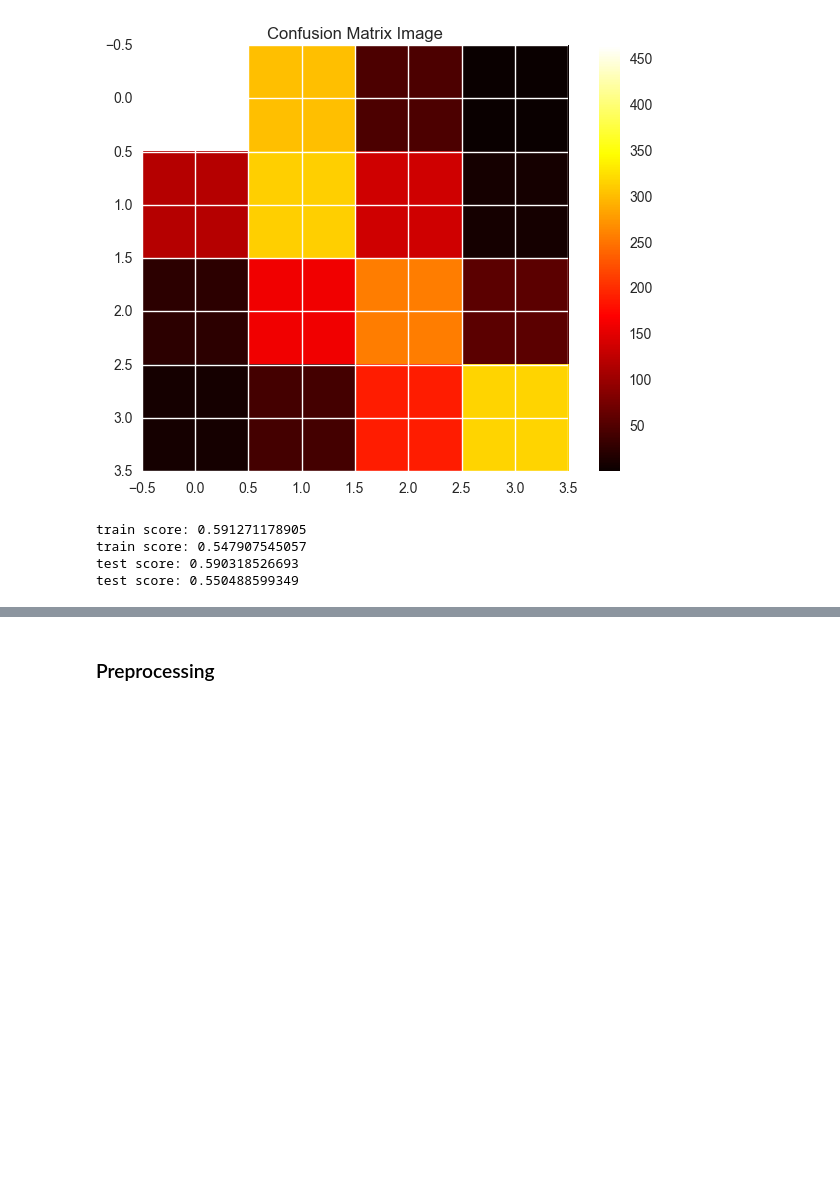
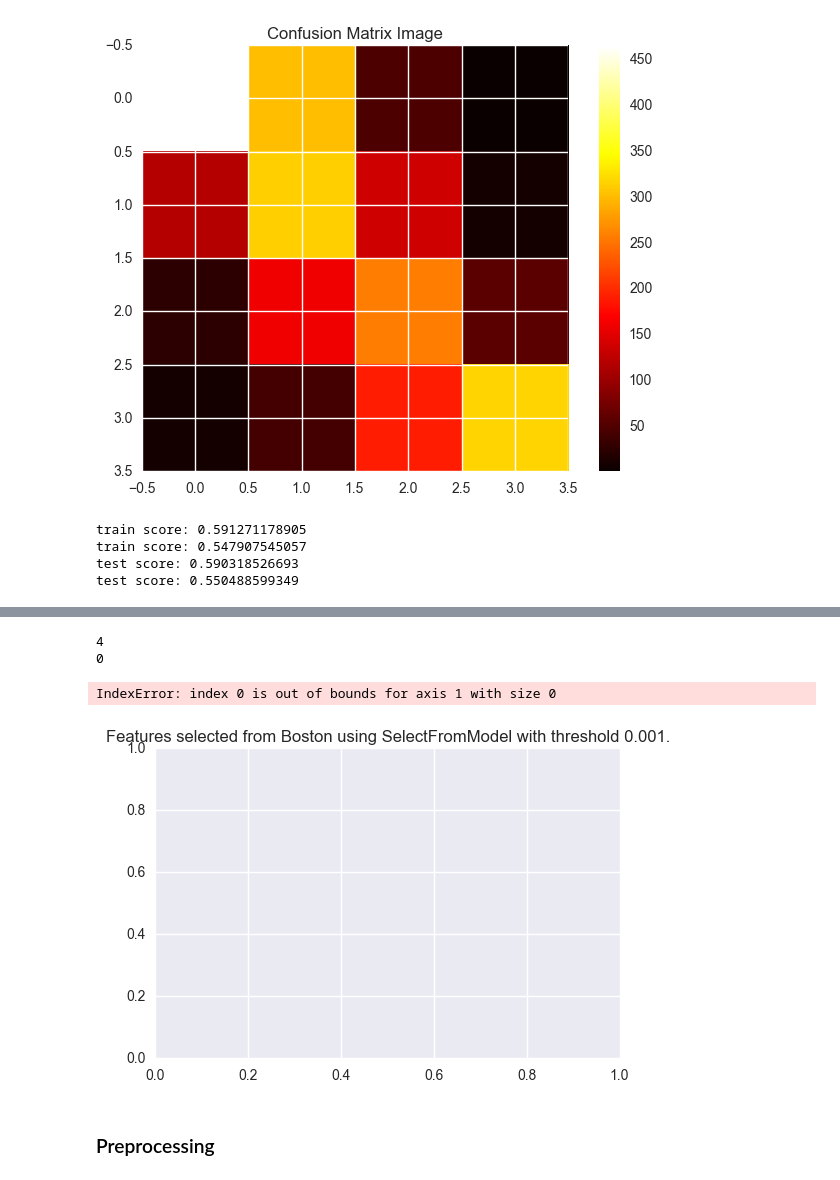
Before and after one commit to liadwg/data_mining_workshop, a Jupyter notebook: like_prediction_workshop - latest.ipynb, the cells around one changed output, grey strips where cells are left out. Saved outputs shown, nothing was run; the diff lists cells and outputs as text; code cells hidden in the pictures; blank space fills up the shorter version.

```diff
--- a/like_prediction_workshop - latest.ipynb
+++ b/like_prediction_workshop - latest.ipynb
@@ -511,7 +508,7 @@ feats_to_normalize = ['count_has_name', 'count_has_place', 'distinct_uploaders',
                       'number_of_different_months_for_photos',
                       'number_of_null_albums', 'number_of_other_albums', 'number_of_photos_in_cover_albums',
                       'number_of_photos_in_null_albums', 'number_of_photos_in_other_albums', 'number_of_photos_in_profile_albums',
-                      'number_of_profile_albums', 'sum_comments_count', 'sum_like_count', 'sum_people_tagged_count', 'total_photos',
+                      'number_of_profile_albums', 'total_photos',
 #                       'likes'
                  ]
 
@@ -924,3 +1007,51 @@ ValueError: Data is not binary and pos_label is not specified
+# %%
+lr_train_len = train_len
+lr_labels = pp_data['likes'].apply(lambda x: 0 if x <= 50000 else 1)
+# lr_labels = pp_data['labels'].apply(lambda x: int(x[-1]))
+lr_ids = pp_data['id']
+
+lr_train_set = pp_data[:lr_train_len].copy()
+lr_test_set = pp_data[lr_train_len:].copy()
+
+lr_train_labels = lr_labels[:lr_train_len].copy()
+lr_test_labels = lr_labels[lr_train_len:].copy()
+
+lr_train_ids = lr_ids[:lr_train_len].copy()
+lr_test_ids = lr_ids[lr_train_len:].copy()
+
+lr_train_set.drop(['likes', 'id', 'labels'], 1, inplace=True)
+lr_test_set.drop(['likes', 'id', 'labels'], 1, inplace=True)
+
+# sfm = SelectFromModel(lm.LassoCV())
+# sfm.fit(lr_train_set, lr_train_labels)
+# n_features = sfm.transform(lr_train_set).shape[1]
+# print n_features
+
+# # Reset the threshold till the number of features equals two.
+# # Note that the attribute can be set directly instead of repeatedly
+# # fitting the metatransformer.
+# while n_features > 2:
+#     sfm.threshold += 0.001
+#     X_transform = sfm.transform(lr_train_set)
+#     n_features = X_transform.shape[1]
+#     print n_features
+
+# # Plot the selected two features from X.
+# plt.title(
+#     "Features selected from Boston using SelectFromModel with "
+#     "threshold %0.3f." % sfm.threshold)
+# feature1 = X_transform[:, 0]
+# feature2 = X_transform[:, 1]
+# plt.plot(feature1, feature2, 'r.')
+# plt.xlabel("Feature number 1")
+# plt.ylabel("Feature number 2")
+# plt.ylim([np.min(feature2), np.max(feature2)])
+# plt.show()
+# %% [output]
+4
+0
+IndexError: index 0 is out of bounds for axis 1 with size 0
+[figure, added]
 # %% [markdown]
 ### Preprocessing
 # %%
```
Also changed, not shown: parts of 11 cells of this notebook.
